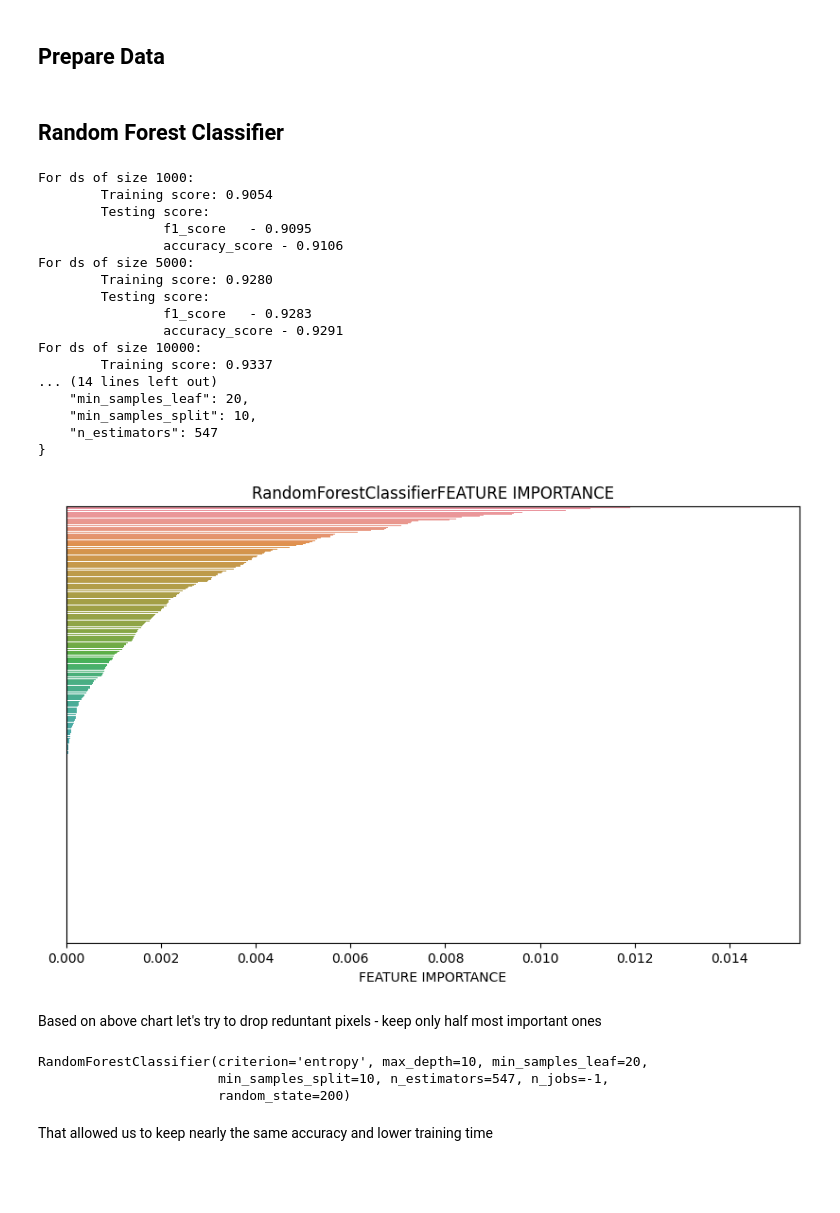
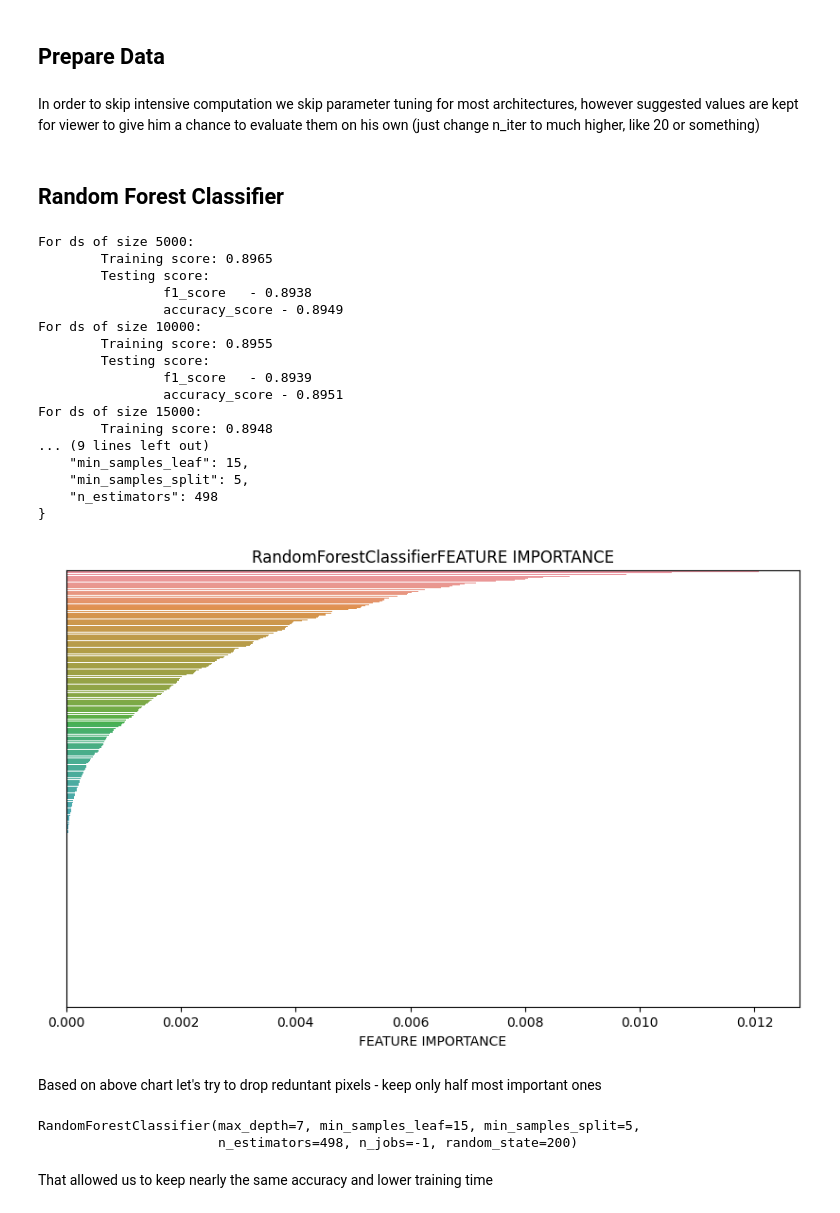
Before and after one commit to Pawlo77/MNIST-Computer-Vision, a Jupyter notebook: mnist/traditional.ipynb, the cells around one changed output. Saved outputs shown, nothing was run; the diff lists cells and outputs as text; code cells hidden in the pictures; blank space fills up the shorter version.

Commit message:
traditional

```diff
--- a/mnist/traditional.ipynb
+++ b/mnist/traditional.ipynb
@@ -15,15 +15,17 @@ X_test, y_test = load_np("test.npy")
 from traditional_models.utils import get_sample
 
 datasets = {}
-for samples_num in [1000, 5000, 10000, 15000]:
+for samples_num in [5000, 10000, 15000]:
     datasets[samples_num] = get_sample(X_train, y_train, samples_num)
+# %% [markdown]
+In order to skip intensive computation we skip parameter tuning for most architectures, however suggested values are kept for viewer to give him a chance to evaluate them on his own (just change n_iter to much higher, like 20 or something)
 # %% [markdown]
 ## Random Forest Classifier
 # %%
 from sklearn.ensemble import RandomForestClassifier
 from traditional_models.models import search_model_2
 
-params = {
+params_forest = {
     "n_estimators": (250, 750),
     "max_depth": (3, 10),
     "min_samples_split": (2, 20),
@@ -31,53 +33,51 @@ params = {
     "criterion": ["gini", "entropy"]
 }
 
-results = search_model_2(datasets, RandomForestClassifier(random_state=200, n_jobs=-1), params, n_iter=10)
+results_forest = search_model_2(datasets, RandomForestClassifier(random_state=200, n_jobs=-1), params_forest, n_iter=1)
 # %%
-from traditional_models.models import report, save_model, get_best
+from traditional_models.models import report, get_best
 
-report(results, X_test, y_test)
-best_model = get_best(results)[1][0]
-save_model(best_model, "RandomForestClassifier")
+report(results_forest, X_test, y_test)
+random_forest = get_best(results_forest)[1][0]
 # %% [output]
-For ds of size 1000:
-        Training score: 0.9054
+For ds of size 5000:
+        Training score: 0.8965
         Testing score:
-                f1_score   - 0.9095
-                accuracy_score - 0.9106
-For ds of size 5000:
-        Training score: 0.9280
+                f1_score   - 0.8938
+                accuracy_score - 0.8949
+For ds of size 10000:
+        Training score: 0.8955
         Testing score:
-                f1_score   - 0.9283
-                accuracy_score - 0.9291
-For ds of size 10000:
-        Training score: 0.9337
-... (14 lines left out)
-    "min_samples_leaf": 20,
-    "min_samples_split": 10,
-    "n_estimators": 547
+                f1_score   - 0.8939
+                accuracy_score - 0.8951
+For ds of size 15000:
+        Training score: 0.8948
+... (9 lines left out)
+    "min_samples_leaf": 15,
+    "min_samples_split": 5,
+    "n_estimators": 498
 }
 # %%
 from traditional_models.models import plot_feature_importance
 
-plot_feature_importance(best_model.feature_importances_, "RandomForestClassifier")
+plot_feature_importance(random_forest.feature_importances_, "RandomForestClassifier")
 # %% [output]
-[figure, old version]
+[figure, new version]
 # %% [markdown]
 Based on above chart let's try to drop reduntant pixels - keep only half most important ones
 # %%
 import numpy as np
 
-importances = best_model.feature_importances_
+importances = random_forest.feature_importances_
 keep = np.argsort(-importances, )[:int(np.ceil(len(importances) / 2))]
 
 X_reduced, y = datasets[15000]
 X_reduced = X_reduced[:, keep]
-model_reduced = RandomForestClassifier(**best_model.get_params())
-model_reduced.fit(X_reduced, y)
+random_forest_reduced = RandomForestClassifier(**random_forest.get_params())
+random_forest_reduced.fit(X_reduced, y)
 # %% [output]
-RandomForestClassifier(criterion='entropy', max_depth=10, min_samples_leaf=20,
-                       min_samples_split=10, n_estimators=547, n_jobs=-1,
-                       random_state=200)
+RandomForestClassifier(max_depth=7, min_samples_leaf=15, min_samples_split=5,
+                       n_estimators=498, n_jobs=-1, random_state=200)
 # %% [markdown]
 That allowed us to keep nearly the same accuracy and lower training time
 # %%
```
Also changed, not shown: parts of 12 cells of this notebook, 2 other files.
